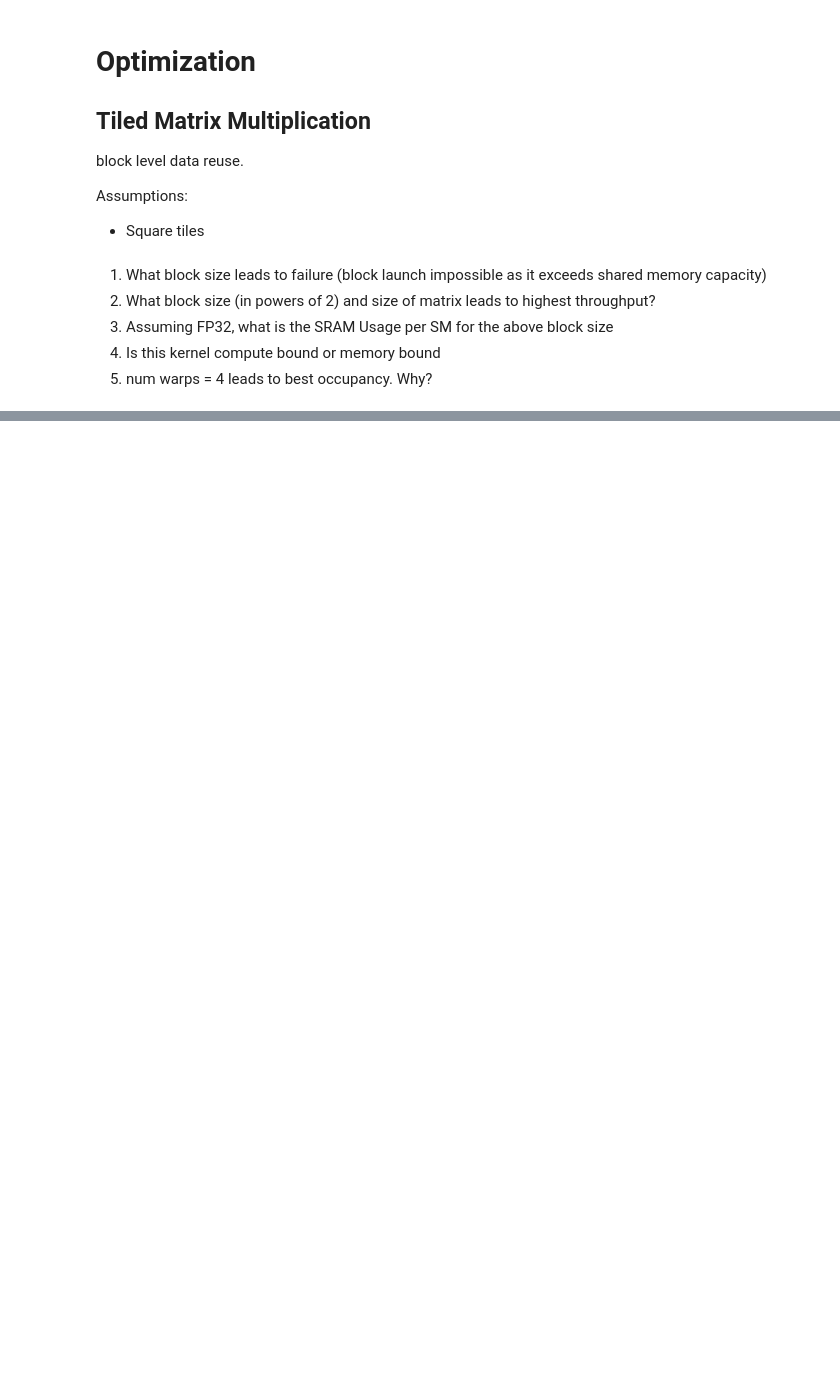
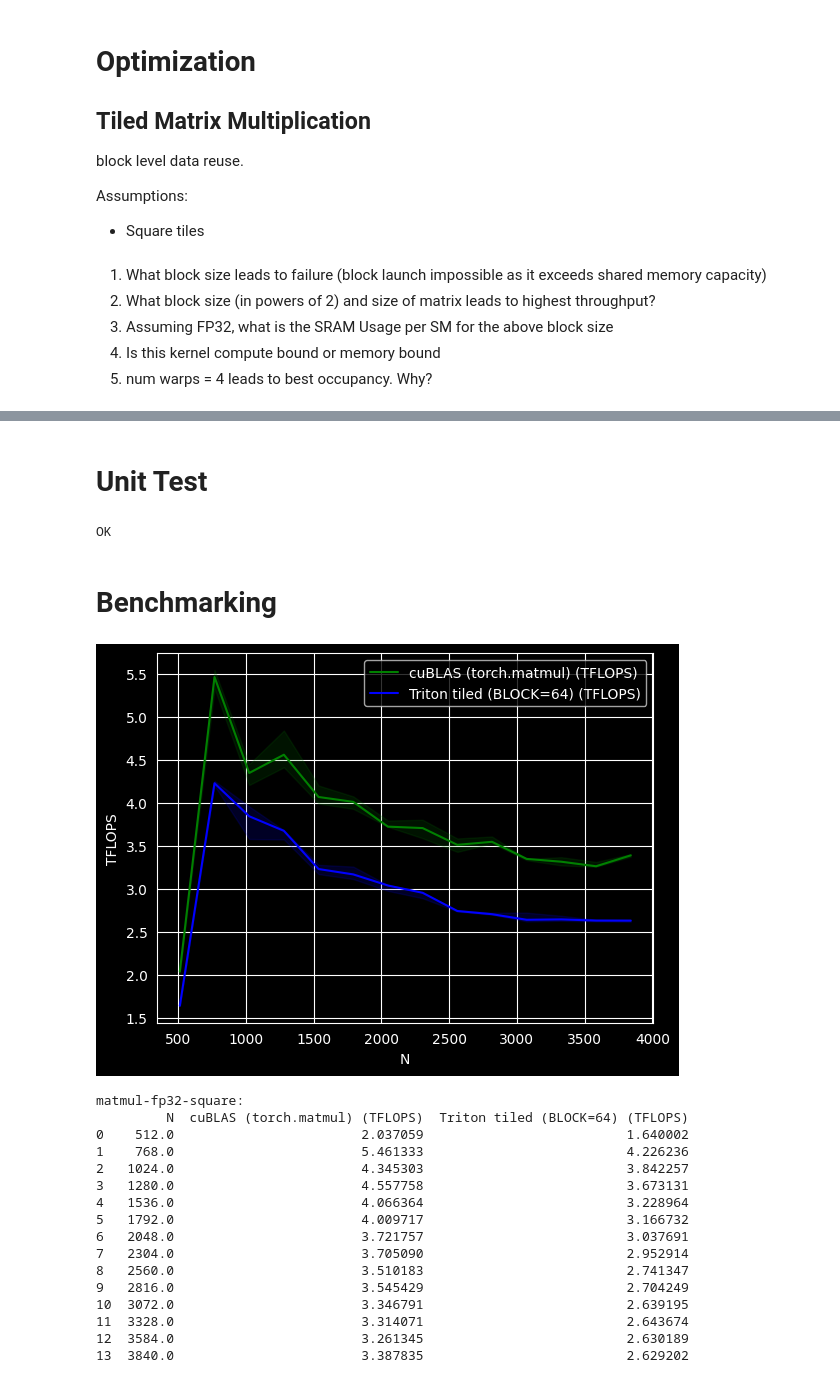
Before and after one commit to kross11480/l2-gpu-triton, a Jupyter notebook: l2-triton_matmul.ipynb, the cells around one changed output, grey strips where cells are left out. Drawn from its saved outputs; the diff is of its cells as text; code cells hidden in the pictures; blank space fills up the shorter version.

Commit message:
[feat] benchmarking and testing matrix multiplication in triton * thermal throttling on colab, kaggle * kernel info on registers, shared mem usage added * Unit test added * triton benchmarking

```diff
--- a/l2-triton_matmul.ipynb
+++ b/l2-triton_matmul.ipynb
@@ -189,12 +194,12 @@ def simple_tiled_matmul_kernel(
         acc += tl.dot(a, b)
 
     # store result
-    tl.store(c_ptr + offs_m[:, None] * N + offs_n[None, :], acc.to(tl.float16))
+    tl.store(c_ptr + offs_m[:, None] * N + offs_n[None, :], acc)
 
-def simple_tiled_matmul(a, BLOCK=32):
+def simple_tiled_matmul(a, BLOCK=64):
     N = a.shape[0]
 
-    c = torch.empty((N, N), device=a.device, dtype=torch.float16)
+    c = torch.empty((N, N), device=a.device, dtype=torch.float32)
 
     grid = ((N // BLOCK) * (N // BLOCK),)
 
@@ -250,0 +287,71 @@ Self CUDA time total: 415.937ms
+# %% [markdown]
+# Unit Test
+# %%
+A = torch.rand((64, 64), device=DEVICE, dtype=torch.float32) - 0.5
+B = torch.rand((64, 64), device=DEVICE, dtype=torch.float32) - 0.5
+
+torch.testing.assert_close(
+    simple_tiled_matmul(A, 64),   # ← cast back to FP32
+    torch.matmul(A, A),
+    atol=1e-1, rtol=1e-2,                            # ← also loosen tolerance
+)
+print("OK")
+# %% [output]
+OK
+# %% [markdown]
+# Benchmarking
+# %%
+import triton
+import triton.testing
+
+configs = [
+    triton.testing.Benchmark(
+        x_names      = ["N"],
+        x_vals       = [256 * i for i in range(2, 16)],   # 256, 384, ..., 4096
+        line_arg     = "provider",
+        line_vals    = ["torch", "tiled"],
+        line_names   = ["cuBLAS (torch.matmul)", "Triton tiled (BLOCK=64)"],
+        styles       = [("green", "-"), ("blue", "-")],
+        ylabel       = "TFLOPS",
+        plot_name    = "matmul-fp32-square",
+        args         = {},
+    ),
+]
+
+
+@triton.testing.perf_report(configs)
+def benchmark(N, provider):
+    a = torch.rand((N, N), device=DEVICE, dtype=torch.float32) - 0.5
+    b = torch.rand((N, N), device=DEVICE, dtype=torch.float32) - 0.5
+
+    quantiles = [0.5, 0.2, 0.8]
+
+    if provider == "torch":
+        fn = lambda: torch.matmul(a, a)
+    elif provider == "tiled":
+        fn = lambda: simple_tiled_matmul(a, BLOCK=64)
+
+    ms, min_ms, max_ms = triton.testing.do_bench(fn, quantiles=quantiles)
+    perf = lambda ms: 2 * N * N * N * 1e-12 / (ms * 1e-3)   # TFLOPS
+    return perf(ms), perf(max_ms), perf(min_ms)
+
+
+benchmark.run(show_plots=True, print_data=True)
+# %% [output]
+[figure, added]
+matmul-fp32-square:
+         N  cuBLAS (torch.matmul) (TFLOPS)  Triton tiled (BLOCK=64) (TFLOPS)
+0    512.0                        2.037059                          1.640002
+1    768.0                        5.461333                          4.226236
+2   1024.0                        4.345303                          3.842257
+3   1280.0                        4.557758                          3.673131
+4   1536.0                        4.066364                          3.228964
+5   1792.0                        4.009717                          3.166732
+6   2048.0                        3.721757                          3.037691
+7   2304.0                        3.705090                          2.952914
+8   2560.0                        3.510183                          2.741347
+9   2816.0                        3.545429                          2.704249
+10  3072.0                        3.346791                          2.639195
+11  3328.0                        3.314071                          2.643674
+12  3584.0                        3.261345                          2.630189
+13  3840.0                        3.387835                          2.629202
```
Also changed, not shown: parts of 7 cells of this notebook.
